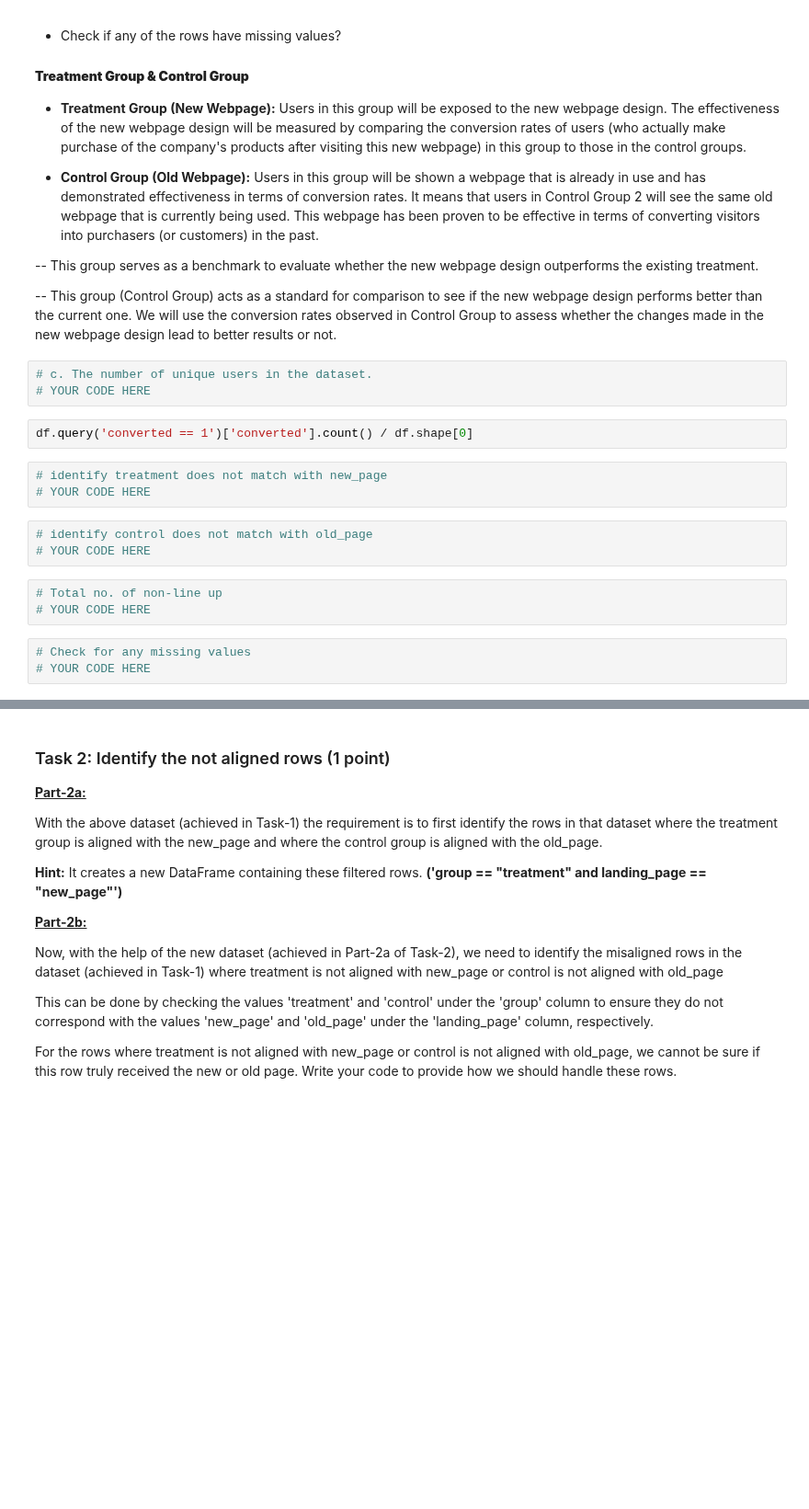
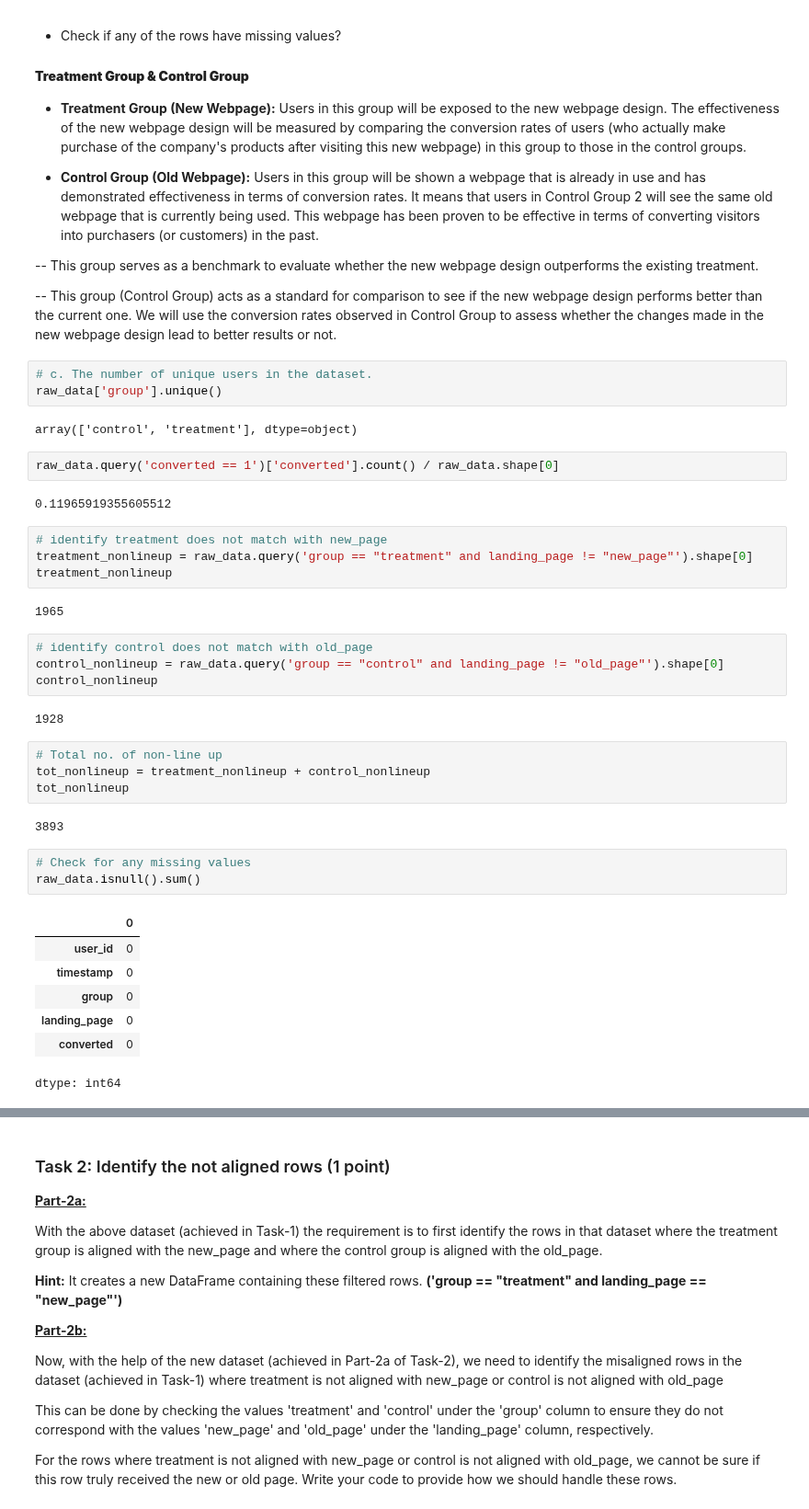
Before and after one commit to rajiv-ranjan/cds-mini-projects, a Jupyter notebook: M1_MP1_NB_Hypothesis_Testing.ipynb, the cells around one changed output, grey strips where cells are left out. Shown at 92% size. Saved outputs shown, nothing was run; the diff lists cells and outputs as text; blank space fills up the shorter version.

```diff
--- a/M1_MP1_NB_Hypothesis_Testing.ipynb
+++ b/M1_MP1_NB_Hypothesis_Testing.ipynb
@@ -125,20 +127,41 @@ Users in this group will be shown a webpage that is already in use and has demon
 -- This group (Control Group) acts as a standard for comparison to see if the new webpage design performs better than the current one. We will use the conversion rates observed in Control Group to assess whether the changes made in the new webpage design lead to better results or not.
 # %%
 # c. The number of unique users in the dataset.
-# YOUR CODE HERE
+raw_data['group'].unique()
+# %% [output]
+array(['control', 'treatment'], dtype=object)
 # %%
-df.query('converted == 1')['converted'].count() / df.shape[0]
+raw_data.query('converted == 1')['converted'].count() / raw_data.shape[0]
+# %% [output]
+0.11965919355605512
 # %%
 # identify treatment does not match with new_page
-# YOUR CODE HERE
+treatment_nonlineup = raw_data.query('group == "treatment" and landing_page != "new_page"').shape[0]
+treatment_nonlineup
+# %% [output]
+1965
 # %%
 # identify control does not match with old_page
-# YOUR CODE HERE
+control_nonlineup = raw_data.query('group == "control" and landing_page != "old_page"').shape[0]
+control_nonlineup
+# %% [output]
+1928
 # %%
 # Total no. of non-line up
-# YOUR CODE HERE
+tot_nonlineup = treatment_nonlineup + control_nonlineup
+tot_nonlineup
+# %% [output]
+3893
 # %%
 # Check for any missing values
-# YOUR CODE HERE
+raw_data.isnull().sum()
+# %% [output]
+|  | 0 |
+| user_id | 0 |
+| timestamp | 0 |
+| group | 0 |
+| landing_page | 0 |
+| converted | 0 |
+dtype: int64
 # %%
 # Check datatype of each column
```
Also changed, not shown: parts of 21 cells of this notebook.
